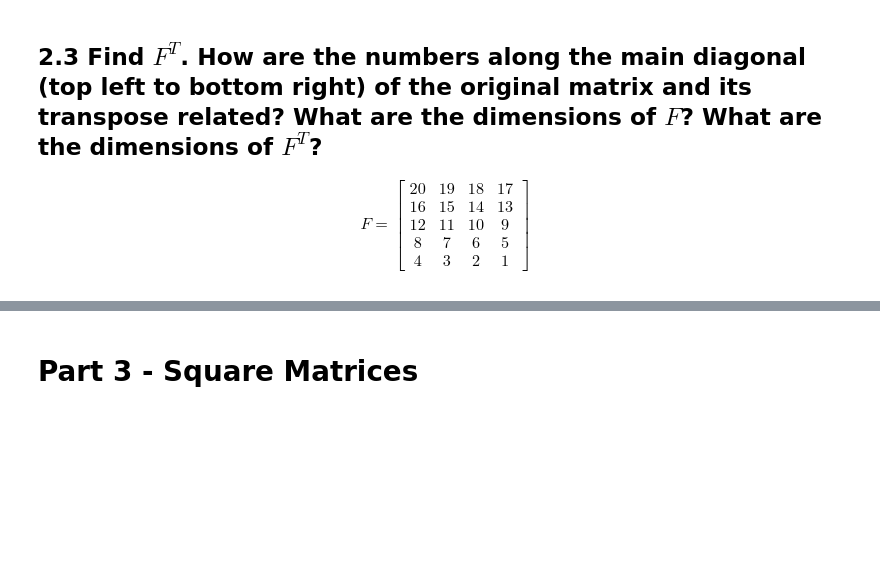
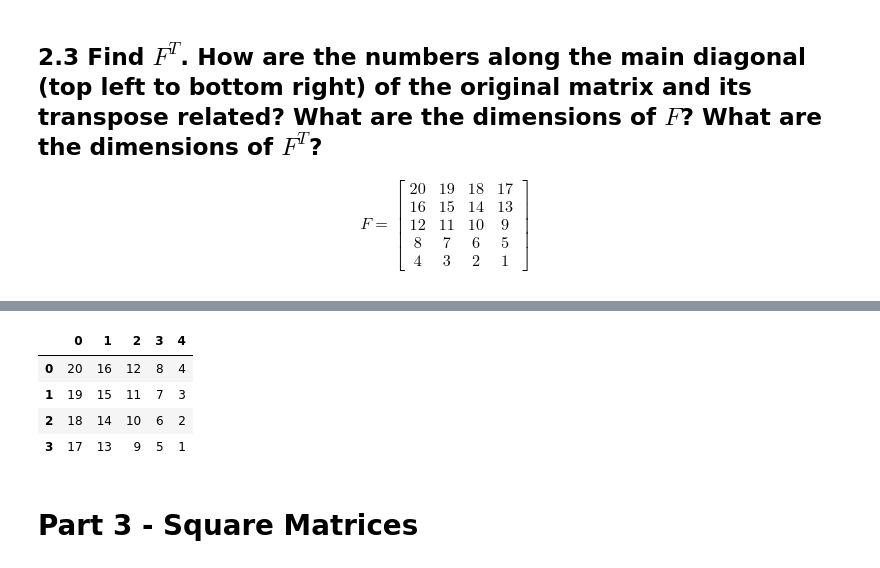
Before and after one commit to Khislatz/DS-Unit-1-Sprint-3-Linear-Algebra, a Jupyter notebook: module1-vectors-and-matrices/Khislat_Zhuraeva_LS_DS_131_Vectors_and_Matrices_Assignment.ipynb, the cells around one changed output, grey strips where cells are left out. Saved outputs shown, nothing was run; the diff lists cells and outputs as text; code cells hidden in the pictures; blank space fills up the shorter version.

```diff
--- a/module1-vectors-and-matrices/Khislat_Zhuraeva_LS_DS_131_Vectors_and_Matrices_Assignment.ipynb
+++ b/module1-vectors-and-matrices/Khislat_Zhuraeva_LS_DS_131_Vectors_and_Matrices_Assignment.ipynb
@@ -369,3 +416,13 @@ F =
+# %%
+pd.DataFrame(F.T)#the number of the original and transposed matrices along the main diagnonal are the same. The rest of the numbers above and below
+#the diagnonal were flipped
+#The dimensions of the transposed matrix are 4x5
+# %% [output]
+|  | 0 | 1 | 2 | 3 | 4 |
+| 0 | 20 | 16 | 12 | 8 | 4 |
+| 1 | 19 | 15 | 11 | 7 | 3 |
+| 2 | 18 | 14 | 10 | 6 | 2 |
+| 3 | 17 | 13 | 9 | 5 | 1 |
 # %% [markdown]
 # Part 3 - Square Matrices
 # %% [markdown]
```
Also changed, not shown: parts of 25 cells of this notebook.
